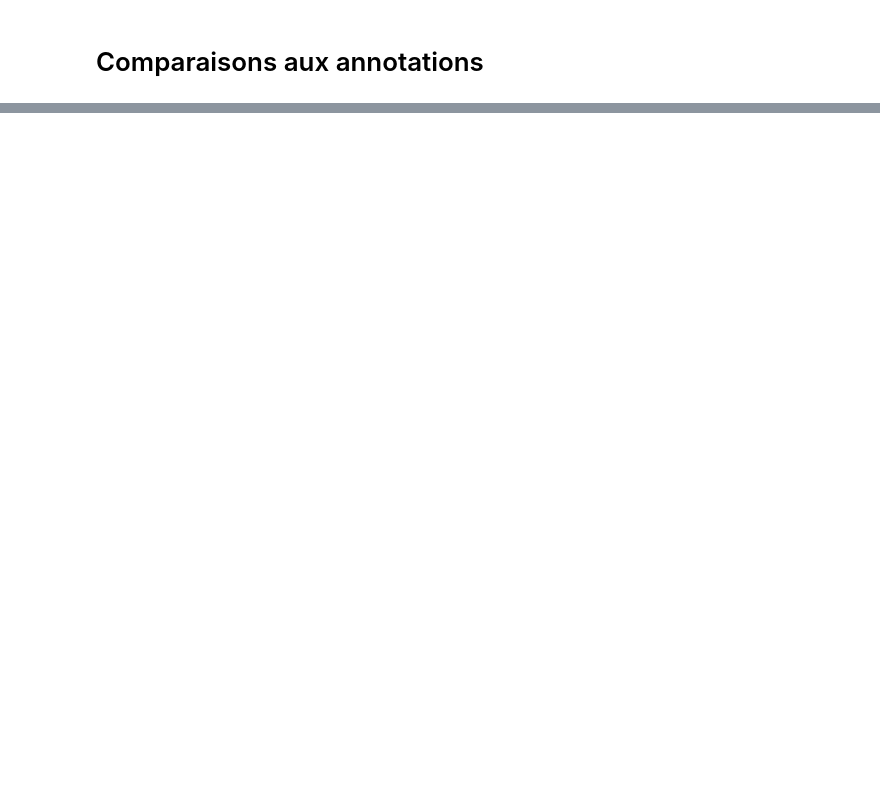
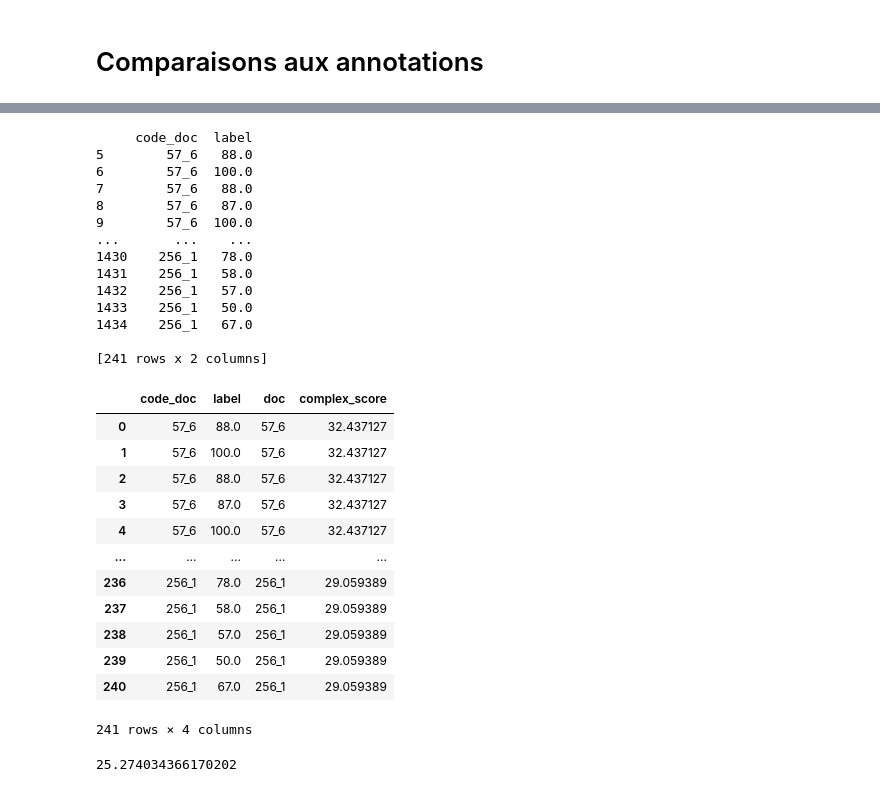
Before and after one commit to vincentnam/Project-Archean, a Jupyter notebook: ChallengeM2SID_2019.ipynb, the cells around one changed output, grey strips where cells are left out. Cells and saved outputs as stored; diff of their text form; code cells hidden in the pictures; blank space fills up the shorter version.

```diff
--- a/ChallengeM2SID_2019.ipynb
+++ b/ChallengeM2SID_2019.ipynb
@@ -245,0 +1356,3 @@ ret_max_docid("101", only_commented)
+# %%
+new_text_feat = pd.read_csv("Text_Features_6.csv")
+new_text_feat.iloc[129]
@@ -245,0 +1409,3 @@ ret_max_docid("101", only_commented)
+# %%
+score_text = 100-facilite_lect(new_text_feat["len_sentence"],new_text_feat["syll_100"])
+score_text
@@ -245,0 +1456,7 @@ ret_max_docid("101", only_commented)
+# %%
+score = score_doc(score_text,audio_feat["SCORE"])
+score = pd.DataFrame(score)
+score = score.rename(columns={0:"complex_score"})
+
+score = pd.merge(new_text_feat["doc"],score,left_index=True, right_index=True)
+score.sort_values("complex_score")
@@ -245,0 +1493,67 @@ ret_max_docid("101", only_commented)
+# %%
+
+def get_dataset(csv_file):
+  names = csv_file.columns[2:]
+  dataset=[]
+  for index,row in csv_file.iterrows():
+    if any(row[names]!=-1):
+      dataset.append(row)
+  return pd.DataFrame(dataset)
+
+
+updated_csv = pd.read_csv("/content/annotations_challenge_sid (2).csv", sep="," )
+data = get_dataset(updated_csv)
+data_bis = pd.DataFrame()
+
+data_bis["code_doc"]=data["code_doc"].map(lambda x : x[:-6])
+data = data.replace(-1,np.nan)
+data_bis["label"]=data[data.columns[2:]].median(axis=1)
+#data_bis["label"] = data_bis["label"].replace(-1,np.NaN)
+#print(data[data.columns[2:]])
+#print(score)
+print(data_bis)
+data["code_doc"] = data["code_doc"].map(lambda x : x[:-6])
+data_bis = pd.merge(data_bis, score, left_on="code_doc", right_on="doc")
+data_bis
+# %% [output]
+     code_doc  label
+5        57_6   88.0
+6        57_6  100.0
+7        57_6   88.0
+8        57_6   87.0
+9        57_6  100.0
+...       ...    ...
+1430    256_1   78.0
+1431    256_1   58.0
+1432    256_1   57.0
+1433    256_1   50.0
+1434    256_1   67.0
+
+[241 rows x 2 columns]
+|  | code_doc | label | doc | complex_score |
+| 0 | 57_6 | 88.0 | 57_6 | 32.437127 |
+| 1 | 57_6 | 100.0 | 57_6 | 32.437127 |
+| 2 | 57_6 | 88.0 | 57_6 | 32.437127 |
+| 3 | 57_6 | 87.0 | 57_6 | 32.437127 |
+| 4 | 57_6 | 100.0 | 57_6 | 32.437127 |
+| ... | ... | ... | ... | ... |
+| 236 | 256_1 | 78.0 | 256_1 | 29.059389 |
+| 237 | 256_1 | 58.0 | 256_1 | 29.059389 |
+| 238 | 256_1 | 57.0 | 256_1 | 29.059389 |
+| 239 | 256_1 | 50.0 | 256_1 | 29.059389 |
+| 240 | 256_1 | 67.0 | 256_1 | 29.059389 |
+241 rows × 4 columns
+# %%
+def dist_label(df_score):
+  aux = 0
+  last_ind = 0
+  for index, row in df_score.iterrows():
+    aux += abs(row['label']-row['complex_score'])
+    last_ind = index
+  aux/=(last_ind+1)
+  print(aux)
+    #print(abs(i["label"] - i["complex_score"]))
+    #print(i)
+dist_label(data_bis)
+# %% [output]
+25.274034366170202
```
Also changed, not shown: parts of 143 cells of this notebook.
